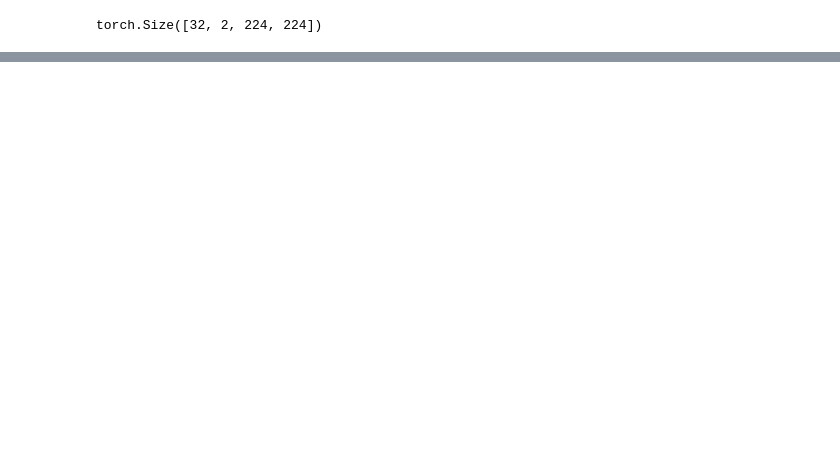
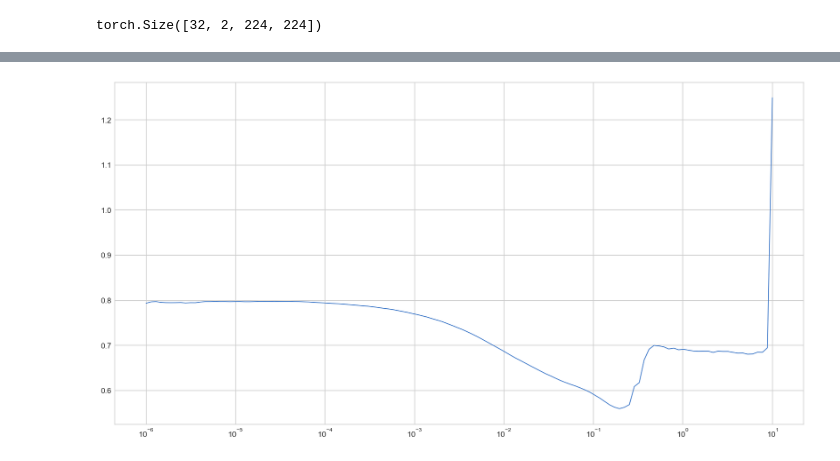
Before and after one commit to AstarothDC/Redes-convolucionales, a Jupyter notebook: main.ipynb, the cells around one changed output, grey strips where cells are left out. Saved outputs shown, nothing was run; the diff lists cells and outputs as text; code cells hidden in the pictures; blank space fills up the shorter version.

```diff
--- a/main.ipynb
+++ b/main.ipynb
@@ -266,7 +279,7 @@ class Conv_3_k(nn.Module):
 # %%
 class Double_Conv(nn.Module):
     '''
-    Funcion de convolucion doble U-Net
+    Double convolution block for U-Net
     '''
     def __init__(self, channels_in, channels_out):
         super().__init__()
@@ -284,7 +297,7 @@ class Double_Conv(nn.Module):
 
 class Down_Conv(nn.Module):
     '''
-    Down convolution
+    Down convolution part
     '''
     def __init__(self, channels_in, channels_out):
         super().__init__()
@@ -297,7 +310,7 @@ class Down_Conv(nn.Module):
 
 class Up_Conv(nn.Module):
     '''
-    Up convolution
+    Up convolution part
     '''
     def __init__(self,channels_in, channels_out):
         super().__init__()
@@ -376,0 +406,8 @@ RuntimeError: Sizes of tensors must match except in dimension 1. Expected size 6
+# %%
+# plot loss vs learning rate
+f1, ax1 = plt.subplots(figsize=(20,10))
+ax1.plot(lg_lr, losses)
+ax1.set_xscale('log')
+plt.show()
+# %% [output]
+[figure, added]
```
Also changed, not shown: parts of 39 cells of this notebook.
